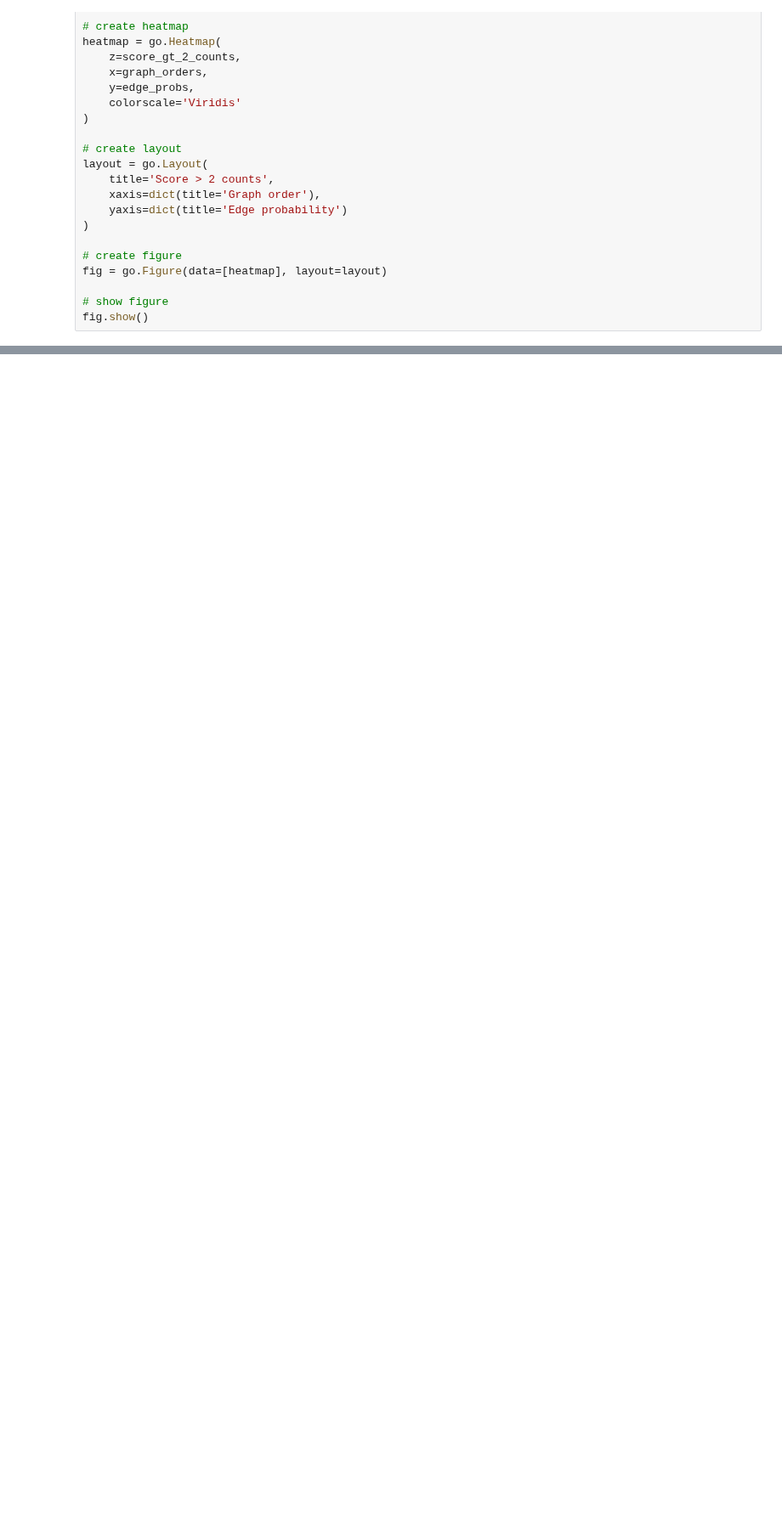
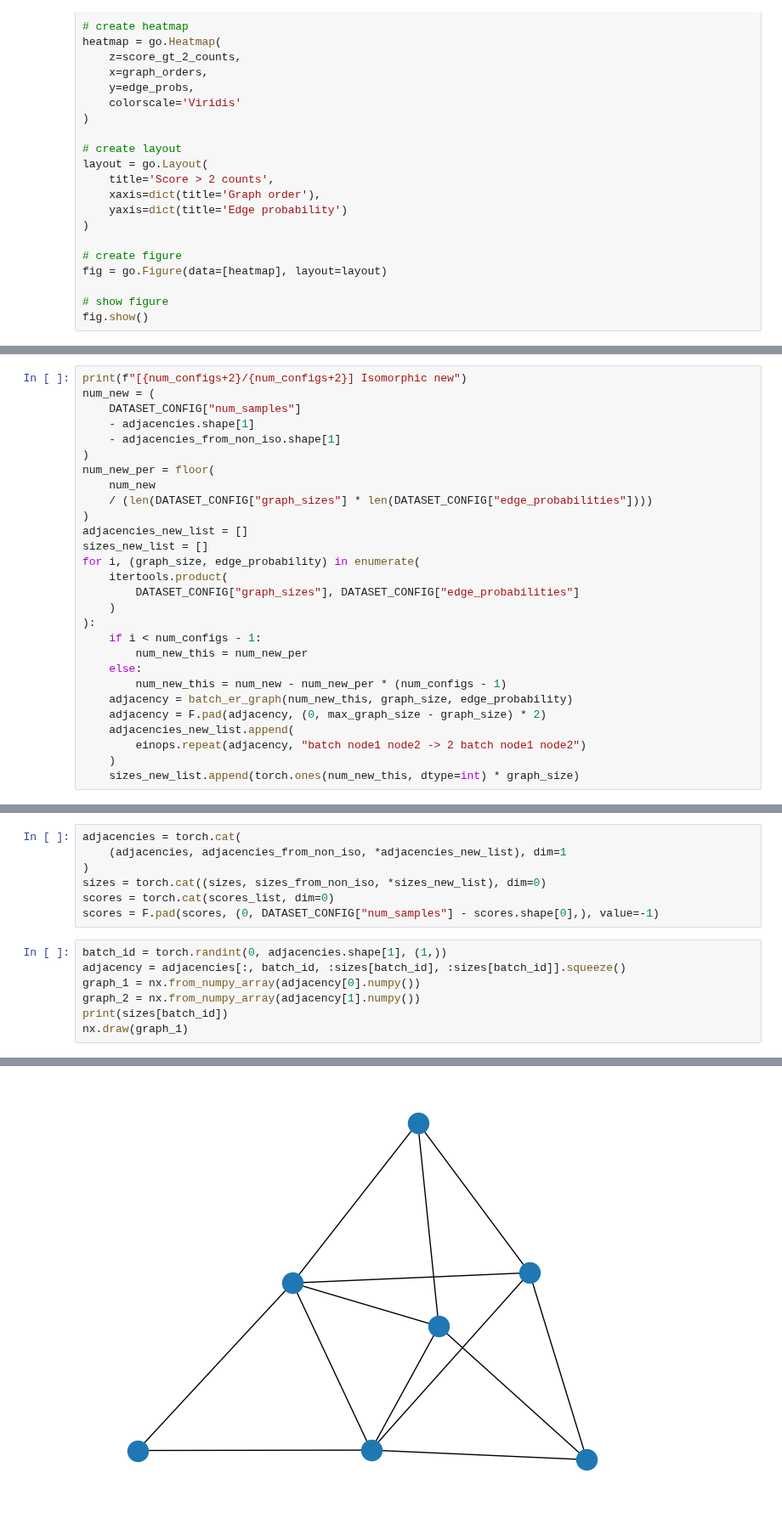
Before and after one commit to SamAdamDay/neural-interactive-proofs, a Jupyter notebook: playground/gi-dataset.ipynb, the cells around one changed output, grey strips where cells are left out. Shown at 85% size. Drawn from its saved outputs; the diff is of its cells as text; blank space fills up the shorter version.

```diff
--- a/playground/gi-dataset.ipynb
+++ b/playground/gi-dataset.ipynb
@@ -259,0 +357,28 @@ fig.show()
+# %%
+print(f"[{num_configs+2}/{num_configs+2}] Isomorphic new")
+num_new = (
+    DATASET_CONFIG["num_samples"]
+    - adjacencies.shape[1]
+    - adjacencies_from_non_iso.shape[1]
+)
+num_new_per = floor(
+    num_new
+    / (len(DATASET_CONFIG["graph_sizes"] * len(DATASET_CONFIG["edge_probabilities"])))
+)
+adjacencies_new_list = []
+sizes_new_list = []
+for i, (graph_size, edge_probability) in enumerate(
+    itertools.product(
+        DATASET_CONFIG["graph_sizes"], DATASET_CONFIG["edge_probabilities"]
+    )
+):
+    if i < num_configs - 1:
+        num_new_this = num_new_per
+    else:
+        num_new_this = num_new - num_new_per * (num_configs - 1)
+    adjacency = batch_er_graph(num_new_this, graph_size, edge_probability)
+    adjacency = F.pad(adjacency, (0, max_graph_size - graph_size) * 2)
+    adjacencies_new_list.append(
+        einops.repeat(adjacency, "batch node1 node2 -> 2 batch node1 node2")
+    )
+    sizes_new_list.append(torch.ones(num_new_this, dtype=int) * graph_size)
@@ -259,0 +387,15 @@ fig.show()
+# %%
+adjacencies = torch.cat(
+    (adjacencies, adjacencies_from_non_iso, *adjacencies_new_list), dim=1
+)
+sizes = torch.cat((sizes, sizes_from_non_iso, *sizes_new_list), dim=0)
+scores = torch.cat(scores_list, dim=0)
+scores = F.pad(scores, (0, DATASET_CONFIG["num_samples"] - scores.shape[0],), value=-1)
+# %%
+batch_id = torch.randint(0, adjacencies.shape[1], (1,))
+adjacency = adjacencies[:, batch_id, :sizes[batch_id], :sizes[batch_id]].squeeze()
+graph_1 = nx.from_numpy_array(adjacency[0].numpy())
+graph_2 = nx.from_numpy_array(adjacency[1].numpy())
+print(sizes[batch_id])
+nx.draw(graph_1)
+# %% [output]
@@ -259,0 +403 @@ fig.show()
+[figure, added]
```
Also changed, not shown: parts of 10 cells of this notebook.
